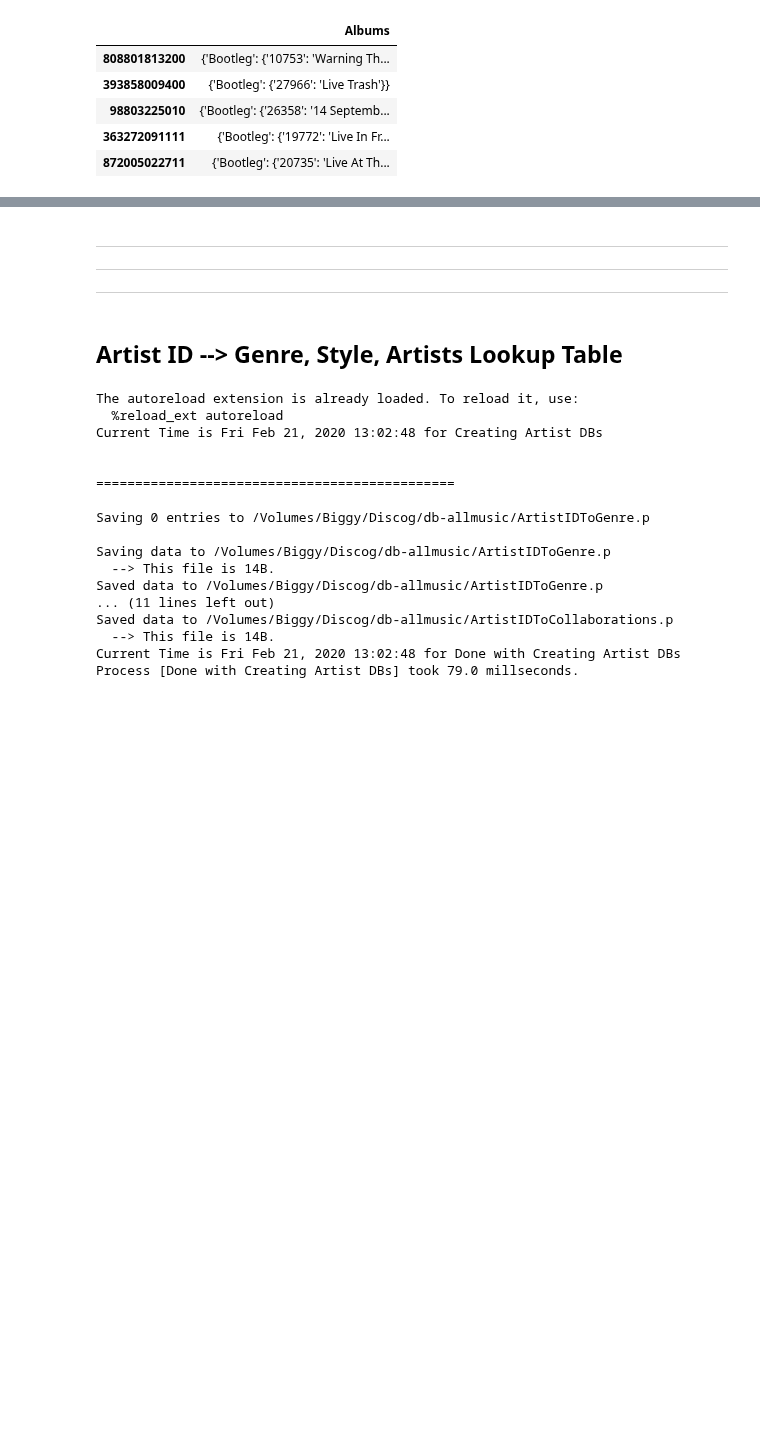
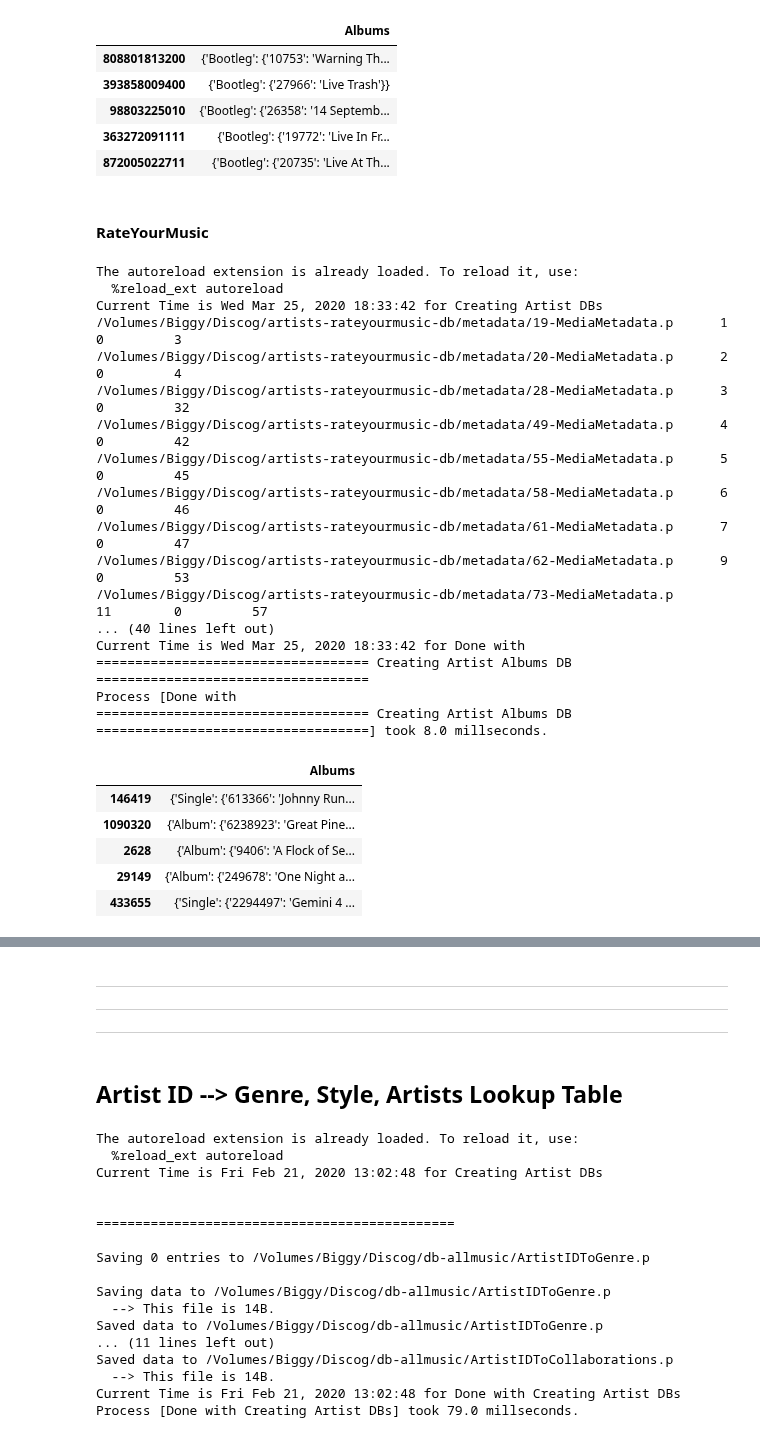
Before and after one commit to tgadf/discogs, a Jupyter notebook: Master DB.ipynb, the cells around one changed output, grey strips where cells are left out. Drawn from its saved outputs; the diff is of its cells as text; code cells hidden in the pictures; blank space fills up the shorter version.

```diff
--- a/Master DB.ipynb
+++ b/Master DB.ipynb
@@ -444,3 +548,46 @@ Process [Done with
 | 98803225010 | {'Bootleg': {'26358': '14 Septemb... |
 | 363272091111 | {'Bootleg': {'19772': 'Live In Fr... |
 | 872005022711 | {'Bootleg': {'20735': 'Live At Th... |
+# %% [markdown]
+#### RateYourMusic
+# %%
+%load_ext autoreload
+%autoreload
+
+####################################################################################################
+## Create Artist ID to Album ID Lookup
+####################################################################################################
+from lookup import createArtistAlbumIDMap
+createArtistAlbumIDMap(discRM)
+
+
+####################################################################################################
+## Create Artist ID Pandas DataFrame
+####################################################################################################
+from masterdb import getArtistAlbumsDB
+discArtistRMAlbumsDB = getArtistAlbumsDB(discRM, force=True)
+discArtistRMAlbumsDB.head()
+# %% [output]
+The autoreload extension is already loaded. To reload it, use:
+  %reload_ext autoreload
+Current Time is Wed Mar 25, 2020 18:33:42 for Creating Artist DBs
+/Volumes/Biggy/Discog/artists-rateyourmusic-db/metadata/19-MediaMetadata.p      1         0         3
+/Volumes/Biggy/Discog/artists-rateyourmusic-db/metadata/20-MediaMetadata.p      2         0         4
+/Volumes/Biggy/Discog/artists-rateyourmusic-db/metadata/28-MediaMetadata.p      3         0         32
+/Volumes/Biggy/Discog/artists-rateyourmusic-db/metadata/49-MediaMetadata.p      4         0         42
+/Volumes/Biggy/Discog/artists-rateyourmusic-db/metadata/55-MediaMetadata.p      5         0         45
+/Volumes/Biggy/Discog/artists-rateyourmusic-db/metadata/58-MediaMetadata.p      6         0         46
+/Volumes/Biggy/Discog/artists-rateyourmusic-db/metadata/61-MediaMetadata.p      7         0         47
+/Volumes/Biggy/Discog/artists-rateyourmusic-db/metadata/62-MediaMetadata.p      9         0         53
+/Volumes/Biggy/Discog/artists-rateyourmusic-db/metadata/73-MediaMetadata.p      11        0         57
+... (40 lines left out)
+Current Time is Wed Mar 25, 2020 18:33:42 for Done with
+=================================== Creating Artist Albums DB ===================================
+Process [Done with
+=================================== Creating Artist Albums DB ===================================] took 8.0 millseconds.
+|  | Albums |
+| 146419 | {'Single': {'613366': 'Johnny Run... |
+| 1090320 | {'Album': {'6238923': 'Great Pine... |
+| 2628 | {'Album': {'9406': 'A Flock of Se... |
+| 29149 | {'Album': {'249678': 'One Night a... |
+| 433655 | {'Single': {'2294497': 'Gemini 4 ... |
```
Also changed, not shown: parts of 8 cells of this notebook, 9 other files.
